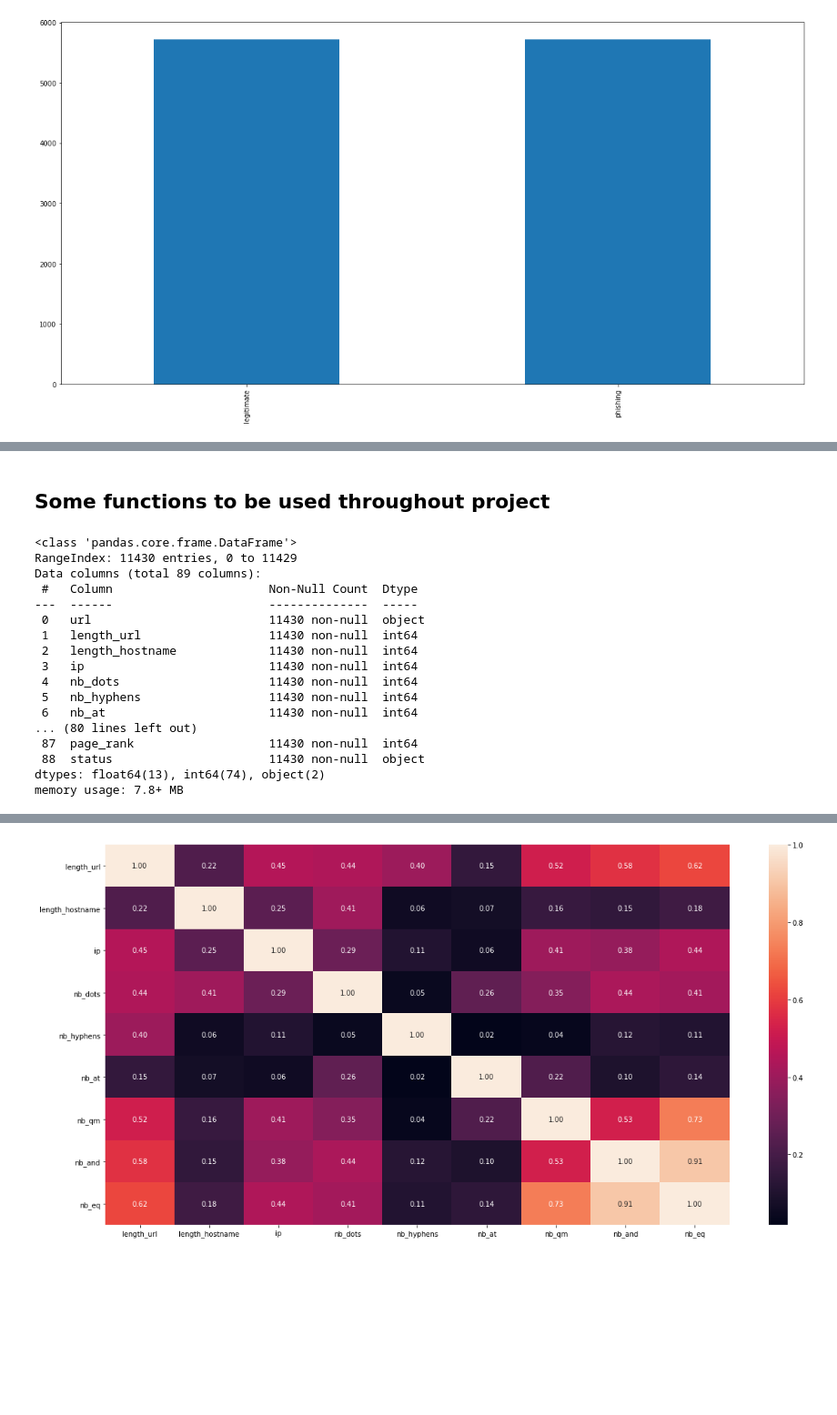
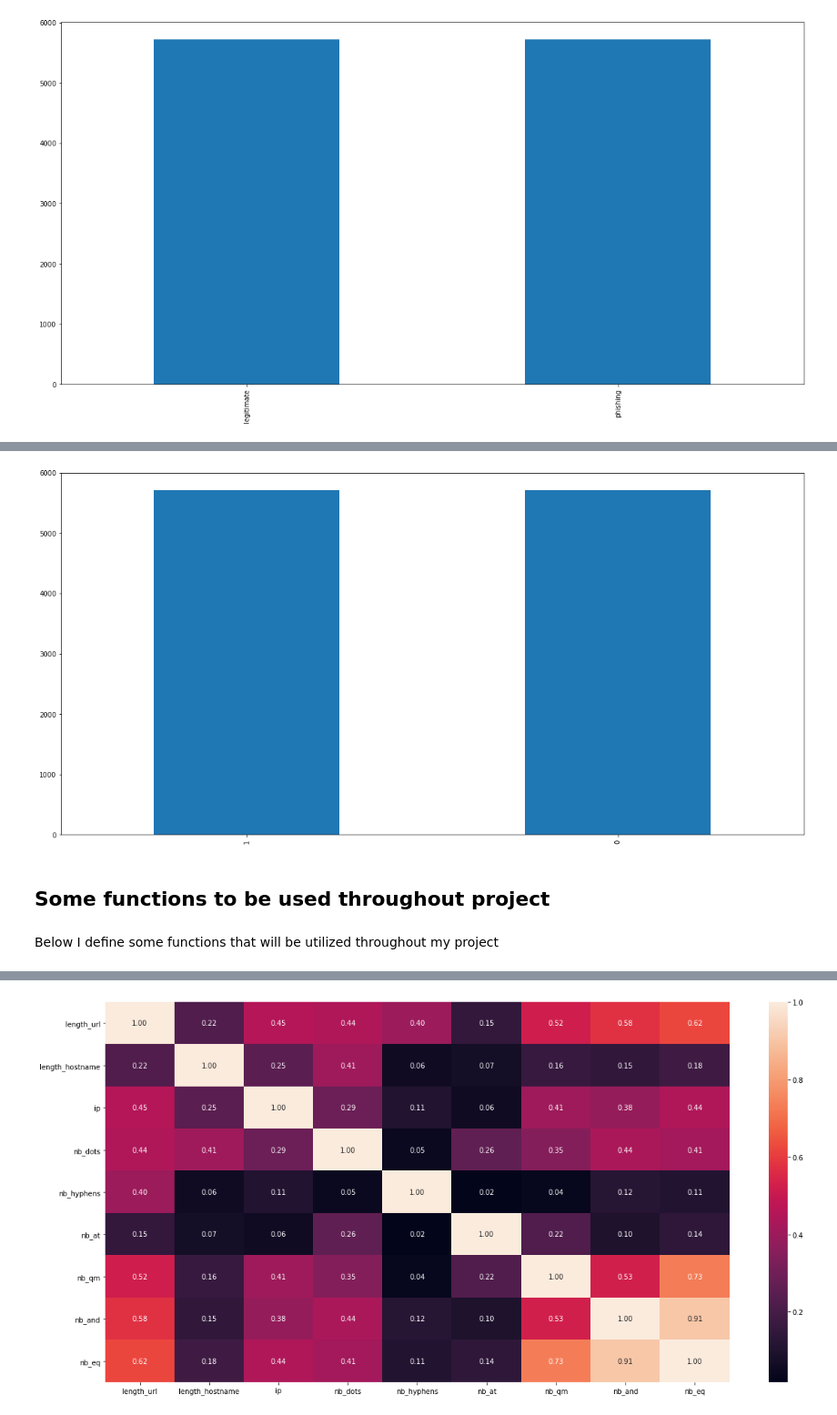
Before and after one commit to petercvuong/Phishing-Detector-Capstone, a Jupyter notebook: Phishing Project Notebook.ipynb, the cells around one changed output, grey strips where cells are left out. Shown at 91% size. Drawn from its saved outputs; the diff is of its cells as text; code cells hidden in the pictures; blank space fills up the shorter version.

```diff
--- a/Phishing Project Notebook.ipynb
+++ b/Phishing Project Notebook.ipynb
@@ -149,0 +178,5 @@ df_dropped
+# %%
+# Checking to see that the values were changed correctly
+df_dropped['status'].value_counts().plot(kind='bar');
+# %% [output]
+[figure, added]
@@ -150,5 +188,7 @@ df_dropped
 # %% [markdown]
 ## Some functions to be used throughout project
+# %% [markdown]
+Below I define some functions that will be utilized throughout my project
 # %%
 # Function that plots correlation heatmap in batches since there are so many initial features
 def partial_heatmap(data, start, stop):
@@ -188,23 +224,3 @@ def get_stats(x_columns):
     x = df[x_columns]
     results = sm.OLS(y, X).fit()
     print(results.summary())
-# %%
-df.info()
-# %% [output]
-<class 'pandas.core.frame.DataFrame'>
-RangeIndex: 11430 entries, 0 to 11429
-Data columns (total 89 columns):
- #   Column                      Non-Null Count  Dtype
----  ------                      --------------  -----
- 0   url                         11430 non-null  object
- 1   length_url                  11430 non-null  int64
- 2   length_hostname             11430 non-null  int64
- 3   ip                          11430 non-null  int64
- 4   nb_dots                     11430 non-null  int64
- 5   nb_hyphens                  11430 non-null  int64
- 6   nb_at                       11430 non-null  int64
-... (80 lines left out)
- 87  page_rank                   11430 non-null  int64
- 88  status                      11430 non-null  object
-dtypes: float64(13), int64(74), object(2)
-memory usage: 7.8+ MB
```
Also changed, not shown: parts of 38 cells of this notebook, 1 other file.
